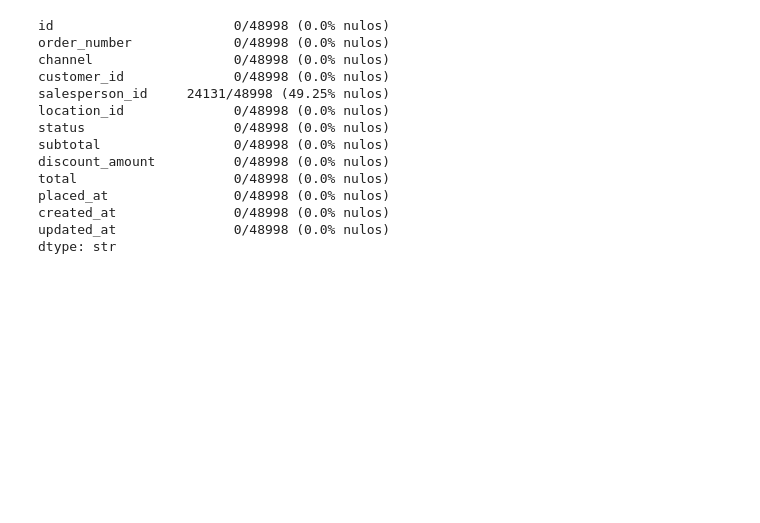
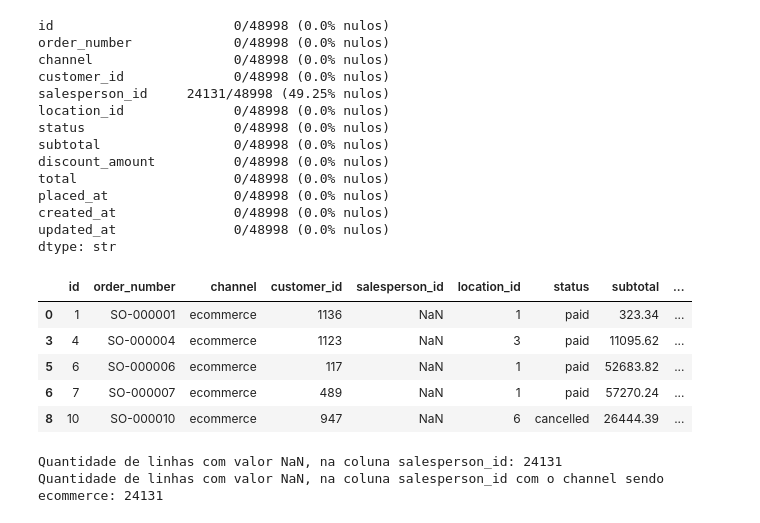
Before and after one commit to a-cs/desafio-lighthouse, a Jupyter notebook: scripts-python/q1.3.ipynb, the cells around one changed output. Saved outputs shown, nothing was run; the diff lists cells and outputs as text; code cells hidden in the pictures; blank space fills up the shorter version.

```diff
--- a/scripts-python/q1.3.ipynb
+++ b/scripts-python/q1.3.ipynb
@@ -164,3 +162,18 @@ placed_at                0/48998 (0.0% nulos)
 created_at               0/48998 (0.0% nulos)
 updated_at               0/48998 (0.0% nulos)
 dtype: str
+# %%
+df[df['salesperson_id'].isna()].head()
+# %% [output]
+|  | id | order_number | channel | customer_id | salesperson_id | location_id | status | subtotal | ... |
+| 0 | 1 | SO-000001 | ecommerce | 1136 | NaN | 1 | paid | 323.34 | ... |
+| 3 | 4 | SO-000004 | ecommerce | 1123 | NaN | 3 | paid | 11095.62 | ... |
+| 5 | 6 | SO-000006 | ecommerce | 117 | NaN | 1 | paid | 52683.82 | ... |
+| 6 | 7 | SO-000007 | ecommerce | 489 | NaN | 1 | paid | 57270.24 | ... |
+| 8 | 10 | SO-000010 | ecommerce | 947 | NaN | 6 | cancelled | 26444.39 | ... |
+# %%
+print(f"Quantidade de linhas com valor NaN, na coluna salesperson_id: {len(df[df['salesperson_id'].isna()])}")
+print(f"Quantidade de linhas com valor NaN, na coluna salesperson_id com o channel sendo ecommerce: {len(df[df['salesperson_id'].isna() & (df['channel']=="ecommerce")])}")
+# %% [output]
+Quantidade de linhas com valor NaN, na coluna salesperson_id: 24131
+Quantidade de linhas com valor NaN, na coluna salesperson_id com o channel sendo ecommerce: 24131
```
Also changed, not shown: parts of 2 cells of this notebook, 1 other file.
